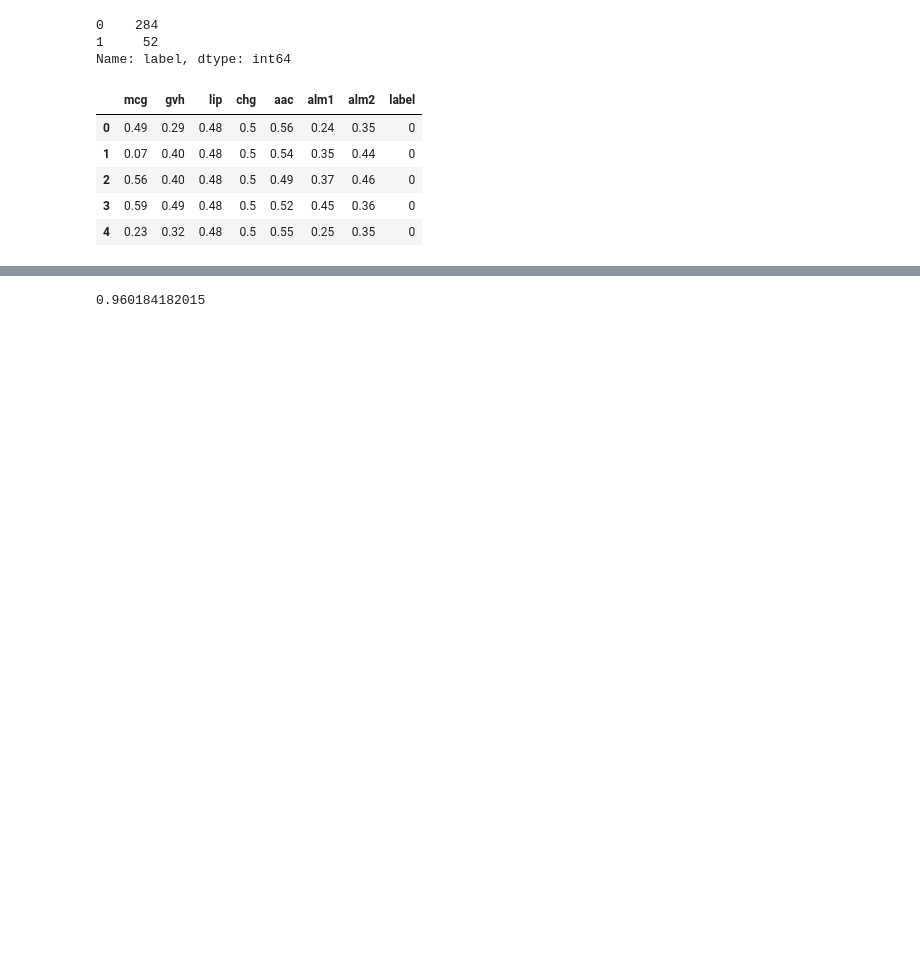
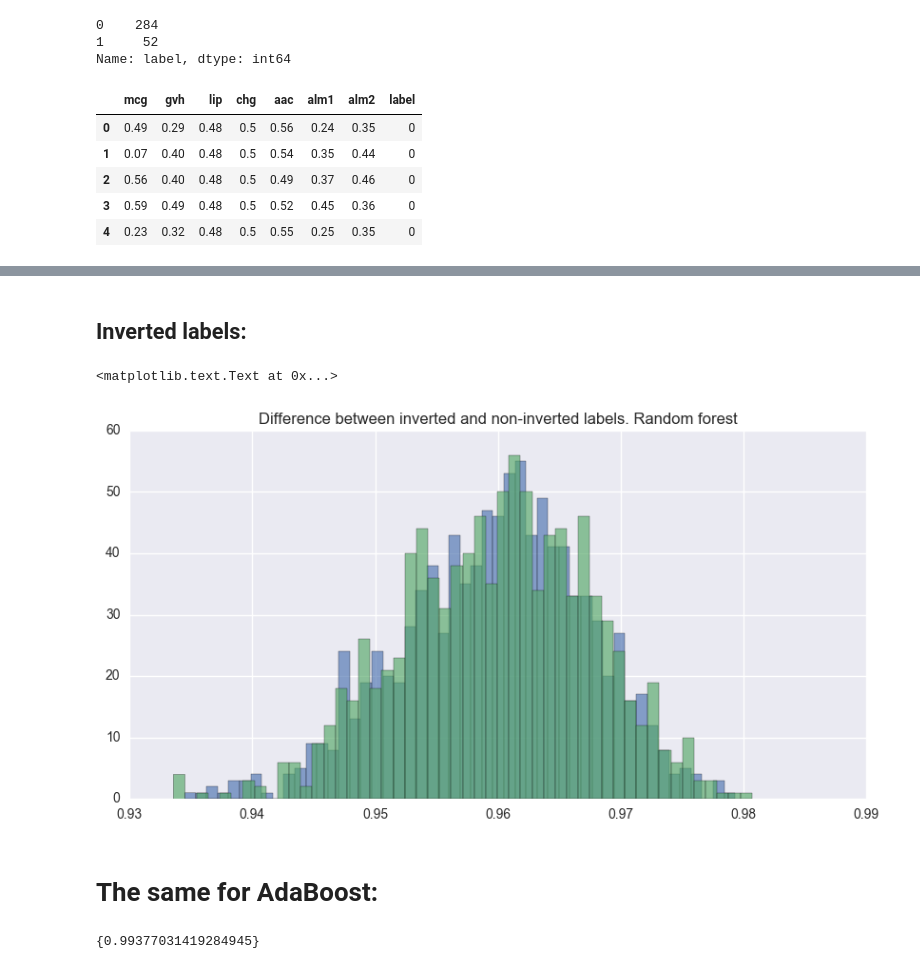
Before and after one commit to m212121/crossvalidated, a Jupyter notebook: changing_roc_auc_score.ipynb, the cells around one changed output, grey strips where cells are left out. Drawn from its saved outputs; the diff is of its cells as text; code cells hidden in the pictures; blank space fills up the shorter version.

Commit message:
'Histograms.'

```diff
--- a/changing_roc_auc_score.ipynb
+++ b/changing_roc_auc_score.ipynb
@@ -41,7 +32,9 @@ label = d.label.copy()
 train = d.copy()
 del train['label']
 # %%
-model = RandomForestClassifier(n_estimators=10, max_depth=2)
-model.fit(train, label)
-pred = model.predict_proba(train)[:,1]
-print roc_auc_score(label, pred)
+roc_auc_not_inverted = []
+for i in range(1000):
+    model = RandomForestClassifier(n_estimators=10, max_depth=2)
+    model.fit(train, label)
+    pred = model.predict_proba(train)[:,1]
+    roc_auc_not_inverted.append(roc_auc_score(label, pred))
@@ -57,9 +56,21 @@ print roc_auc_score(label, pred)
+# %% [markdown]
+## Inverted labels:
 # %%
 label = 1 + -1*label
 # %%
-model = RandomForestClassifier(n_estimators=10, max_depth=2)
-model.fit(train, label)
-pred = model.predict_proba(train)[:,1]
-print roc_auc_score(label, pred)
+roc_auc_inverted = []
+for i in range(1000):
+    model = RandomForestClassifier(n_estimators=10, max_depth=2)
+    model.fit(train, label)
+    pred = model.predict_proba(train)[:,1]
+    roc_auc_inverted.append(roc_auc_score(label, pred))
-# %% [output]
-0.960184182015
+# %%
+f = plt.figure(figsize=(10,5))
+plt.hist(roc_auc_not_inverted, bins=50, alpha=0.65, figure=f)
+plt.hist(roc_auc_inverted, bins=50, alpha=0.65, figure=f)
+plt.title('Difference between inverted and non-inverted labels. Random forest')
+# %% [output]
+<matplotlib.text.Text at 0x...>
+[figure, added]
+# %% [markdown]
+# The same for AdaBoost:
@@ -65,0 +93,4 @@ print roc_auc_score(label, pred)
+# %%
+set(roc_auc_not_inverted)
+# %% [output]
+{0.99377031419284945}
```
Also changed, not shown: parts of 18 cells of this notebook.
